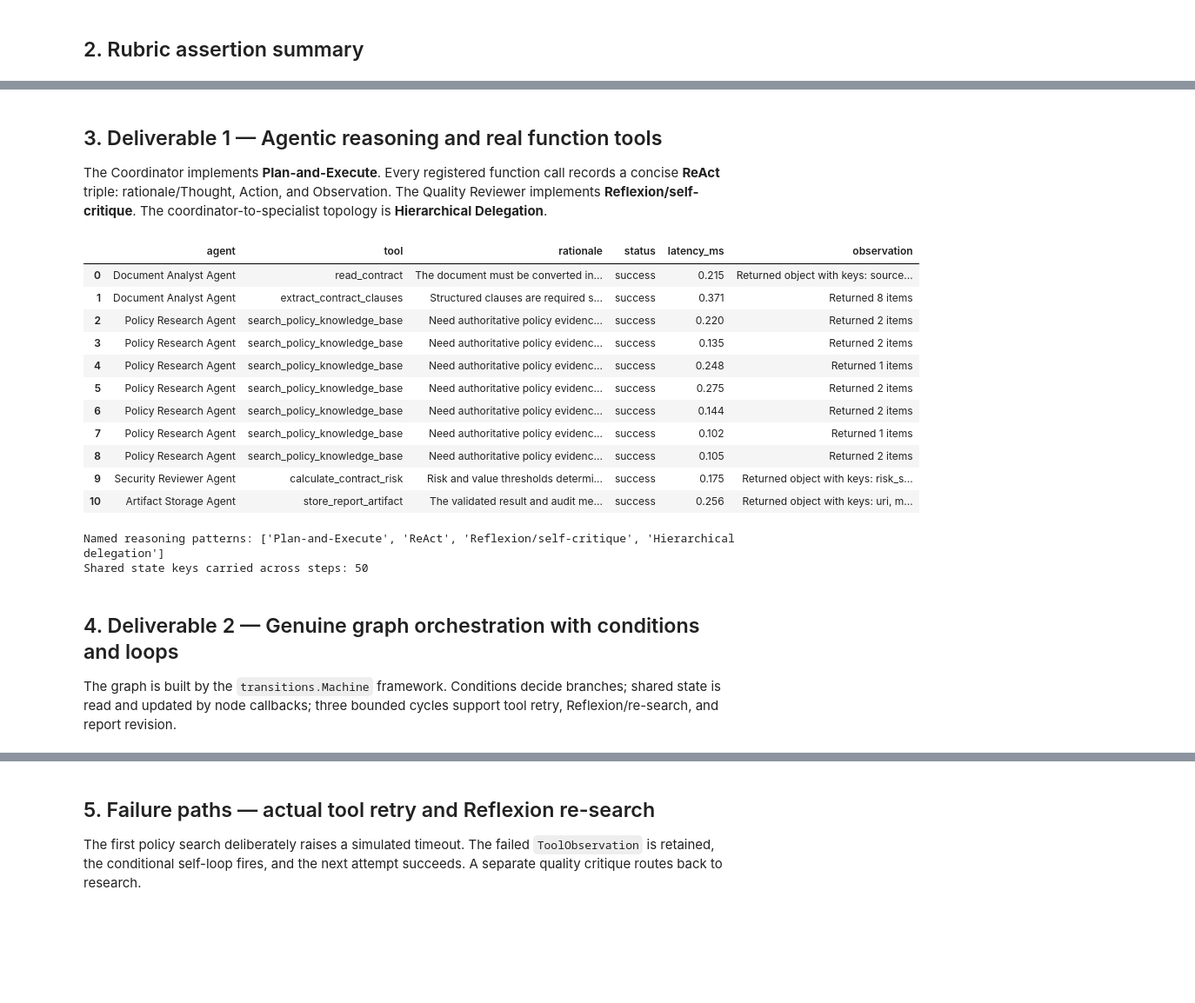
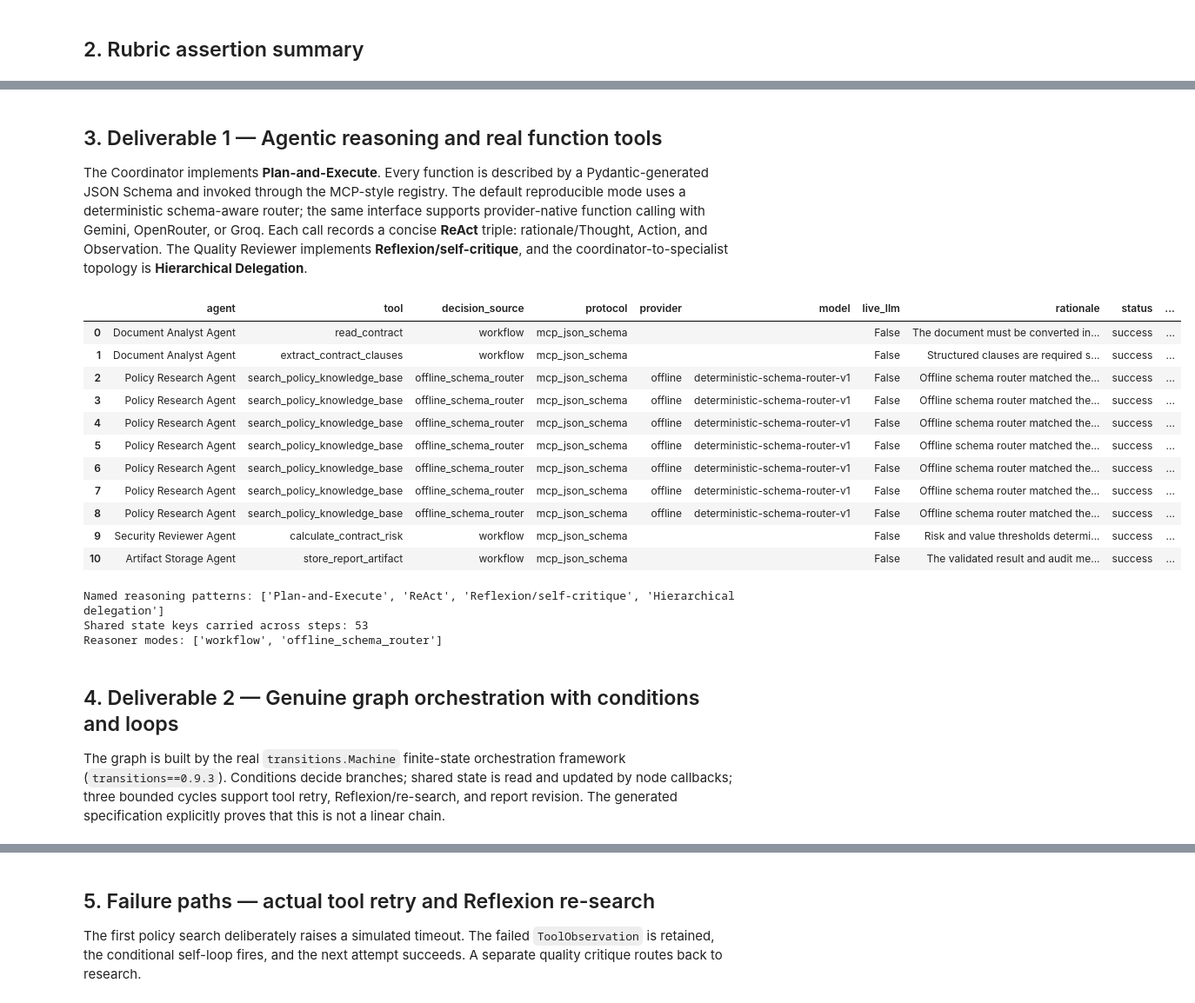
Before and after one commit to Adwd23/contractguard-ai-capstone, a Jupyter notebook: notebooks/ContractGuard_Capstone_Executed.ipynb, the cells around one changed output, grey strips where cells are left out. Shown at 87% size. Cells and saved outputs as stored; diff of their text form; code cells hidden in the pictures; blank space fills up the shorter version.

Commit message:
docs: refresh capstone traceability and executed evidence

```diff
--- a/notebooks/ContractGuard_Capstone_Executed.ipynb
+++ b/notebooks/ContractGuard_Capstone_Executed.ipynb
@@ -89,50 +93,67 @@ All proof assertions: True
 # %% [markdown]
 ## 3. Deliverable 1 — Agentic reasoning and real function tools
 
-The Coordinator implements **Plan-and-Execute**. Every registered function call records a
+The Coordinator implements **Plan-and-Execute**. Every function is described by a
+Pydantic-generated JSON Schema and invoked through the MCP-style registry. The default
+reproducible mode uses a deterministic schema-aware router; the same interface supports
+provider-native function calling with Gemini, OpenRouter, or Groq. Each call records a
 concise **ReAct** triple: rationale/Thought, Action, and Observation. The Quality Reviewer
-implements **Reflexion/self-critique**. The coordinator-to-specialist topology is
+implements **Reflexion/self-critique**, and the coordinator-to-specialist topology is
 **Hierarchical Delegation**.
 # %%
 low = json.loads((PROJECT_ROOT / 'evidence' / '02_low_risk_completed.json').read_text())
 tool_rows = []
 observations = {o['call_id']: o for o in low['tool_observations']}
 for call in low['tool_calls']:
     obs = observations[call['call_id']]
     tool_rows.append({
         'agent': call['agent'],
         'tool': call['tool_name'],
+        'decision_source': call['decision_source'],
+        'protocol': call['protocol'],
+        'provider': call.get('model_provider') or '',
+        'model': call.get('model_name') or '',
+        'live_llm': call.get('used_live_llm', False),
         'rationale': call['rationale'],
         'status': obs['status'],
         'latency_ms': round(obs['latency_ms'], 3),
         'observation': obs['summary'],
     })
 display(pd.DataFrame(tool_rows))
 print('Named reasoning patterns:', summary['reasoning_patterns'])
 print('Shared state keys carried across steps:', len(low.keys()))
+print('Reasoner modes:', low.get('reasoner_modes'))
 assert len(low['tool_calls']) >= 6
 assert 'ReAct' in {d.get('pattern') for d in low['decision_trace']}
+assert any(c['decision_source'] in {'offline_schema_router', 'llm_function_call'} for c in low['tool_calls'])
+assert any(c['protocol'] in {'mcp_json_schema', 'provider_native_function_call'} for c in low['tool_calls'])
+policy_calls = [c for c in low['tool_calls'] if c['tool_name'] == 'search_policy_knowledge_base']
+assert policy_calls
+assert all(c['decision_source'] == 'offline_schema_router' for c in policy_calls)
+assert all(c['protocol'] == 'mcp_json_schema' for c in policy_calls)
 # %% [output]
-|  | agent | tool | rationale | status | latency_ms | observation |
-| 0 | Document Analyst Agent | read_contract | The document must be converted in... | success | 0.215 | Returned object with keys: source... |
-| 1 | Document Analyst Agent | extract_contract_clauses | Structured clauses are required s... | success | 0.371 | Returned 8 items |
-| 2 | Policy Research Agent | search_policy_knowledge_base | Need authoritative policy evidenc... | success | 0.220 | Returned 2 items |
-| 3 | Policy Research Agent | search_policy_knowledge_base | Need authoritative policy evidenc... | success | 0.135 | Returned 2 items |
-| 4 | Policy Research Agent | search_policy_knowledge_base | Need authoritative policy evidenc... | success | 0.248 | Returned 1 items |
-| 5 | Policy Research Agent | search_policy_knowledge_base | Need authoritative policy evidenc... | success | 0.275 | Returned 2 items |
-| 6 | Policy Research Agent | search_policy_knowledge_base | Need authoritative policy evidenc... | success | 0.144 | Returned 2 items |
-| 7 | Policy Research Agent | search_policy_knowledge_base | Need authoritative policy evidenc... | success | 0.102 | Returned 1 items |
-| 8 | Policy Research Agent | search_policy_knowledge_base | Need authoritative policy evidenc... | success | 0.105 | Returned 2 items |
-| 9 | Security Reviewer Agent | calculate_contract_risk | Risk and value thresholds determi... | success | 0.175 | Returned object with keys: risk_s... |
-| 10 | Artifact Storage Agent | store_report_artifact | The validated result and audit me... | success | 0.256 | Returned object with keys: uri, m... |
+|  | agent | tool | decision_source | protocol | provider | model | live_llm | rationale | status | ... |
+| 0 | Document Analyst Agent | read_contract | workflow | mcp_json_schema |  |  | False | The document must be converted in... | success | ... |
+| 1 | Document Analyst Agent | extract_contract_clauses | workflow | mcp_json_schema |  |  | False | Structured clauses are required s... | success | ... |
+| 2 | Policy Research Agent | search_policy_knowledge_base | offline_schema_router | mcp_json_schema | offline | deterministic-schema-router-v1 | False | Offline schema router matched the... | success | ... |
+| 3 | Policy Research Agent | search_policy_knowledge_base | offline_schema_router | mcp_json_schema | offline | deterministic-schema-router-v1 | False | Offline schema router matched the... | success | ... |
+| 4 | Policy Research Agent | search_policy_knowledge_base | offline_schema_router | mcp_json_schema | offline | deterministic-schema-router-v1 | False | Offline schema router matched the... | success | ... |
+| 5 | Policy Research Agent | search_policy_knowledge_base | offline_schema_router | mcp_json_schema | offline | deterministic-schema-router-v1 | False | Offline schema router matched the... | success | ... |
+| 6 | Policy Research Agent | search_policy_knowledge_base | offline_schema_router | mcp_json_schema | offline | deterministic-schema-router-v1 | False | Offline schema router matched the... | success | ... |
+| 7 | Policy Research Agent | search_policy_knowledge_base | offline_schema_router | mcp_json_schema | offline | deterministic-schema-router-v1 | False | Offline schema router matched the... | success | ... |
+| 8 | Policy Research Agent | search_policy_knowledge_base | offline_schema_router | mcp_json_schema | offline | deterministic-schema-router-v1 | False | Offline schema router matched the... | success | ... |
+| 9 | Security Reviewer Agent | calculate_contract_risk | workflow | mcp_json_schema |  |  | False | Risk and value thresholds determi... | success | ... |
+| 10 | Artifact Storage Agent | store_report_artifact | workflow | mcp_json_schema |  |  | False | The validated result and audit me... | success | ... |
 Named reasoning patterns: ['Plan-and-Execute', 'ReAct', 'Reflexion/self-critique', 'Hierarchical delegation']
-Shared state keys carried across steps: 50
+Shared state keys carried across steps: 53
+Reasoner modes: ['workflow', 'offline_schema_router']
 # %% [markdown]
 ## 4. Deliverable 2 — Genuine graph orchestration with conditions and loops
 
-The graph is built by the `transitions.Machine` framework. Conditions decide branches;
-shared state is read and updated by node callbacks; three bounded cycles support tool
-retry, Reflexion/re-search, and report revision.
+The graph is built by the real `transitions.Machine` finite-state orchestration framework
+(`transitions==0.9.3`). Conditions decide branches; shared state is read and updated by
+node callbacks; three bounded cycles support tool retry, Reflexion/re-search, and report
+revision. The generated specification explicitly proves that this is not a linear chain.
 # %%
 graph = json.loads((PROJECT_ROOT / 'evidence' / 'graph_spec.json').read_text())
 print('Framework:', graph['framework'])
```
Also changed, not shown: parts of 15 cells of this notebook, 28 other files.
